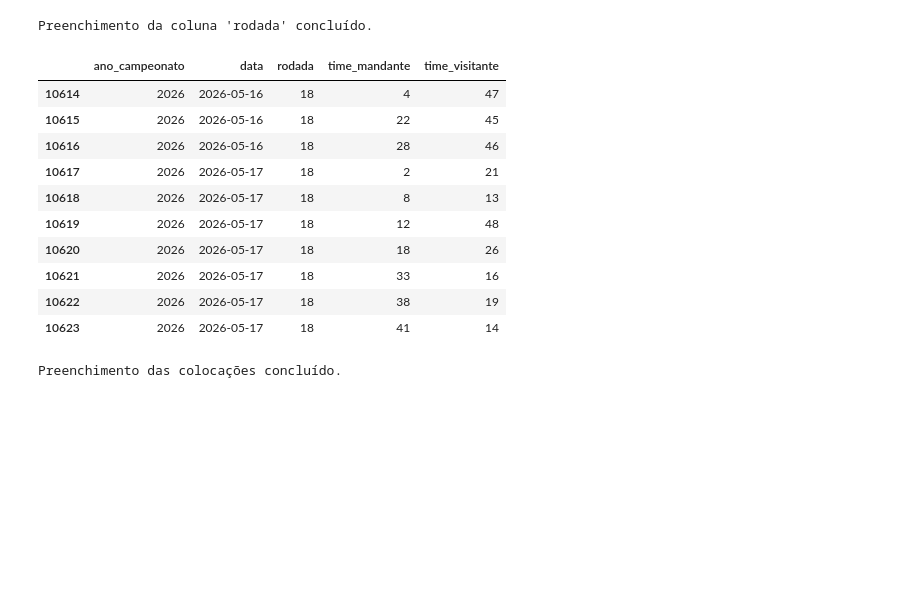
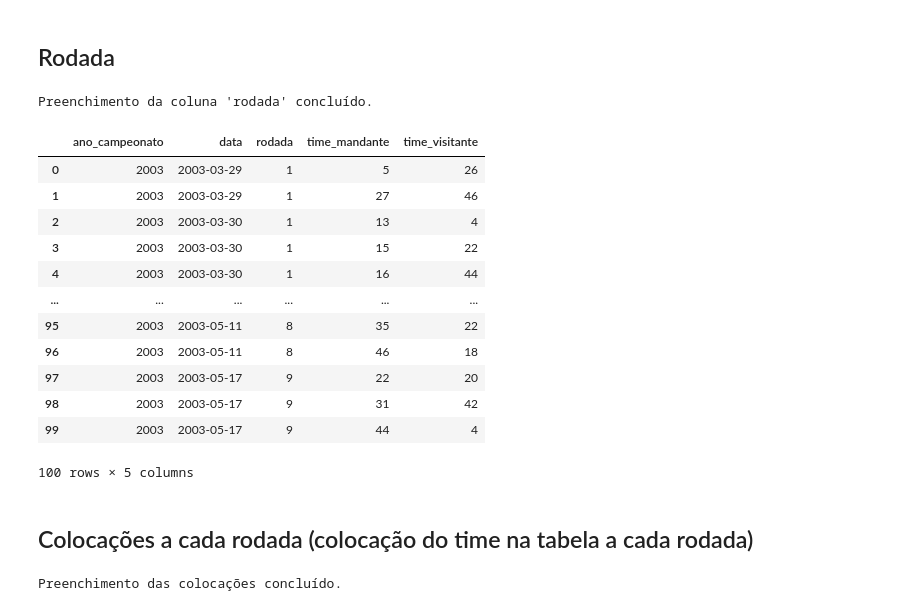
Before and after one commit to leandroassis/sportbet_model, a Jupyter notebook: data/feature_eng.ipynb, the cells around one changed output. Drawn from its saved outputs; the diff is of its cells as text; code cells hidden in the pictures; blank space fills up the shorter version.

```diff
--- a/data/feature_eng.ipynb
+++ b/data/feature_eng.ipynb
@@ -110,6 +111,8 @@ memory usage: 2.8 MB
+# %% [markdown]
+## Rodada
 # %%
 # Ordena o dataset para garantir que os jogos estão em ordem cronológica dentro de cada temporada
-dataset = dataset.sort_values(by=['ano_campeonato', 'data']).reset_index(drop=True)
+dataset = dataset.sort_values(by=['ano_campeonato', 'data', 'rodada']).reset_index(drop=True)
 
 # Itera sobre cada temporada para preencher a coluna 'rodada'
 for ano in dataset['ano_campeonato'].unique():
@@ -118,48 +121,52 @@ for ano in dataset['ano_campeonato'].unique():
 
     # Obtém a lista de todos os times únicos na temporada
     times_na_temporada = pd.concat([df_temporada['time_mandante'], df_temporada['time_visitante']]).unique()
 
     rodada_atual = 1
     times_jogaram_na_rodada = set()
 
     # Itera sobre os jogos da temporada em ordem cronológica
     for index, row in df_temporada.iterrows():
-        # Se a rodada já estiver preenchida, pula para o próximo
-        if pd.notna(dataset.loc[index, 'rodada']):
-            continue
-
         time_mandante = row['time_mandante']
         time_visitante = row['time_visitante']
 
+        if pd.notna(df_temporada.loc[index, 'rodada']):
+            rodada_atual = df_temporada.loc[index, 'rodada'].astype(int)
+            times_jogaram_na_rodada.add(time_mandante)
+            times_jogaram_na_rodada.add(time_visitante)
+            continue
         # Verifica se os times já jogaram nesta rodada
-        if time_mandante in times_jogaram_na_rodada or time_visitante in times_jogaram_na_rodada:
+        elif time_mandante in times_jogaram_na_rodada or time_visitante in times_jogaram_na_rodada:
             # Se um dos times já jogou, significa que uma nova rodada começou
             rodada_atual += 1
             times_jogaram_na_rodada = {time_mandante, time_visitante}
         else:
             # Adiciona os times ao conjunto de times que jogaram na rodada atual
             times_jogaram_na_rodada.add(time_mandante)
             times_jogaram_na_rodada.add(time_visitante)
 
-        # Atribui o número da rodada ao jogo atual
         dataset.loc[index, 'rodada'] = rodada_atual
 
 # Converte a coluna 'rodada' para inteiro, pois não haverá mais NaNs
 dataset['rodada'] = dataset['rodada'].astype(int)
 
 print("Preenchimento da coluna 'rodada' concluído.")
-dataset[['ano_campeonato', 'data', 'rodada', 'time_mandante', 'time_visitante']].tail(10)
+dataset[['ano_campeonato', 'data', 'rodada', 'time_mandante', 'time_visitante']].head(100)
 # %% [output]
 Preenchimento da coluna 'rodada' concluído.
 |  | ano_campeonato | data | rodada | time_mandante | time_visitante |
-| 10614 | 2026 | 2026-05-16 | 18 | 4 | 47 |
-| 10615 | 2026 | 2026-05-16 | 18 | 22 | 45 |
-| 10616 | 2026 | 2026-05-16 | 18 | 28 | 46 |
-| 10617 | 2026 | 2026-05-17 | 18 | 2 | 21 |
-| 10618 | 2026 | 2026-05-17 | 18 | 8 | 13 |
-| 10619 | 2026 | 2026-05-17 | 18 | 12 | 48 |
-| 10620 | 2026 | 2026-05-17 | 18 | 18 | 26 |
-| 10621 | 2026 | 2026-05-17 | 18 | 33 | 16 |
-| 10622 | 2026 | 2026-05-17 | 18 | 38 | 19 |
-| 10623 | 2026 | 2026-05-17 | 18 | 41 | 14 |
+| 0 | 2003 | 2003-03-29 | 1 | 5 | 26 |
+| 1 | 2003 | 2003-03-29 | 1 | 27 | 46 |
+| 2 | 2003 | 2003-03-30 | 1 | 13 | 4 |
+| 3 | 2003 | 2003-03-30 | 1 | 15 | 22 |
+| 4 | 2003 | 2003-03-30 | 1 | 16 | 44 |
+| ... | ... | ... | ... | ... | ... |
+| 95 | 2003 | 2003-05-11 | 8 | 35 | 22 |
+| 96 | 2003 | 2003-05-11 | 8 | 46 | 18 |
+| 97 | 2003 | 2003-05-17 | 9 | 22 | 20 |
+| 98 | 2003 | 2003-05-17 | 9 | 31 | 42 |
+| 99 | 2003 | 2003-05-17 | 9 | 44 | 4 |
+100 rows × 5 columns
+# %% [markdown]
+## Colocações a cada rodada (colocação do time na tabela a cada rodada)
 # %%
```
Also changed, not shown: parts of 19 cells of this notebook, 2 other files.
